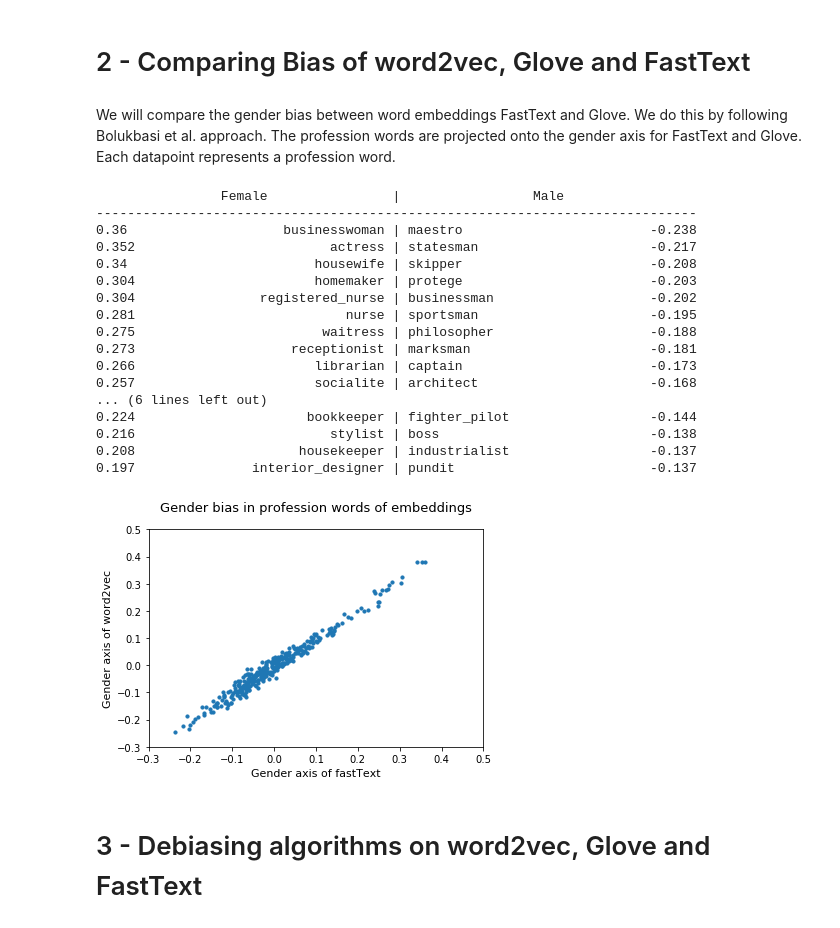
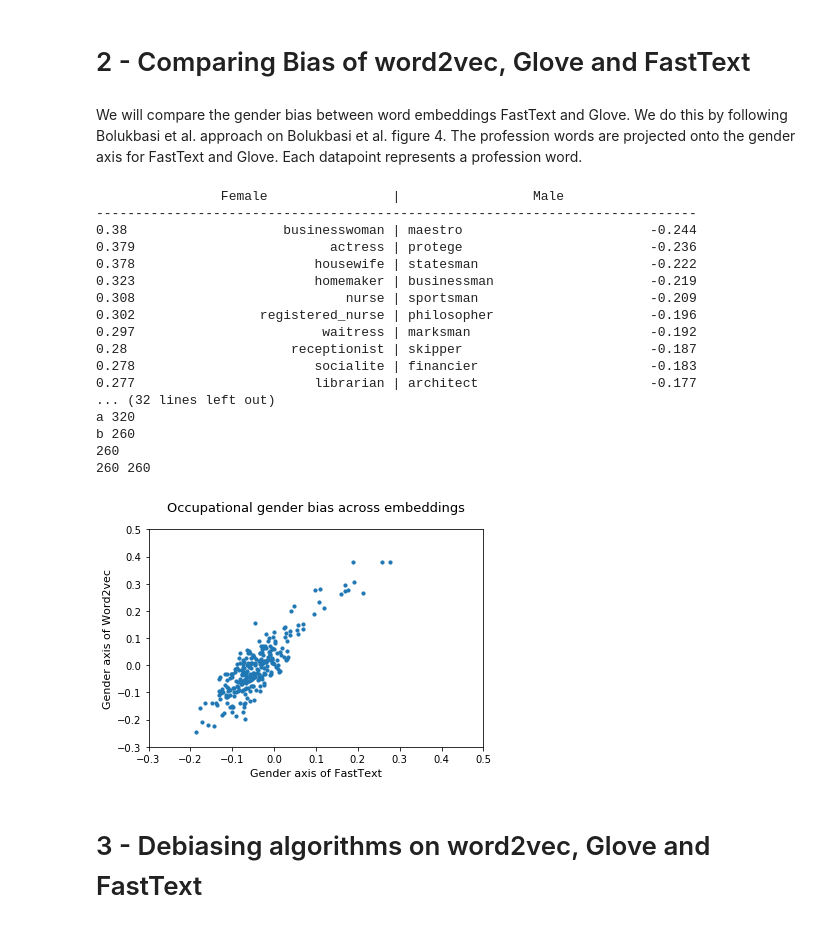
Before and after one commit to KylianvG/Embetter, a Jupyter notebook: replication/Fairness_in_AI_Removing_bias.ipynb, the cells around one changed output. Saved outputs shown, nothing was run; the diff lists cells and outputs as text; code cells hidden in the pictures.

Commit message:
made script for comparing biases and updated the notebook

```diff
--- a/replication/Fairness_in_AI_Removing_bias.ipynb
+++ b/replication/Fairness_in_AI_Removing_bias.ipynb
@@ -36,9 +37,10 @@ We start by loading in the data.
 # TODO
 
 # Load google news word2vec
-E = WordEmbedding("./embeddings/w2v_gnews_small.txt")
+E = WordEmbedding("./debiaswe/embeddings/w2v_gnews_small.txt")
+# E = WordEmbedding("word2vec_small")
 # Load Glove
-# E_g = WordEmbedding(glove)
+E_g = WordEmbedding("glove_small")
 # Load FastText
-# E = WordEmbedding("fasttext_small")
+E_f = WordEmbedding("fasttext_small")
 # %% [output]
@@ -110,4 +122,4 @@ sp = E.profession_stereotypes(profession_words, v_gender)
 # %% [markdown]
 # 2 - Comparing Bias of word2vec, Glove and FastText
 # %% [markdown]
-We will compare the gender bias between word embeddings FastText and Glove. We do this by following Bolukbasi et al. approach. The profession words are projected onto the gender axis for FastText and Glove. Each datapoint represents a profession word.
+We will compare the gender bias between word embeddings FastText and Glove. We do this by following Bolukbasi et al. approach on Bolukbasi et al. figure 4. The profession words are projected onto the gender axis for FastText and Glove. Each datapoint represents a profession word.
@@ -130,42 +126,24 @@ def get_datapoints(sp, E, v_gender, words_set):
-# %%
-# Define gender direction and analyse occupational bias in other word embedding
-v_gender_compare = E_compare.diff('she', 'he')
-sp_compare = E_compare.profession_stereotypes(profession_words, v_gender_compare)
-
-words_set = [s[1] for s in sp_compare]
-compare_datapoints = get_datapoints(sp_compare, E_compare, v_gender_compare, words_set)
-og_datapoints = get_datapoints(sp, E, v_gender, words_set)
-# %% [output]
-                Female                |                 Male
------------------------------------------------------------------------------
-0.36                    businesswoman | maestro                        -0.238
-0.352                         actress | statesman                      -0.217
-0.34                        housewife | skipper                        -0.208
-0.304                       homemaker | protege                        -0.203
-0.304                registered_nurse | businessman                    -0.202
-0.281                           nurse | sportsman                      -0.195
-0.275                        waitress | philosopher                    -0.188
-0.273                    receptionist | marksman                       -0.181
-0.266                       librarian | captain                        -0.173
-0.257                       socialite | architect                      -0.168
-... (6 lines left out)
-0.224                      bookkeeper | fighter_pilot                  -0.144
-0.216                         stylist | boss                           -0.138
-0.208                     housekeeper | industrialist                  -0.137
-0.197               interior_designer | pundit                         -0.137
-# %%
-# Plot comparison of bias of word2vec and fastText (or Glove)
-fig, ax = plt.subplots()
-ax.scatter(compare_datapoints, og_datapoints, s=10)
-ax.set_ylim(-0.3, 0.5)
-ax.set_xlim(-0.3, 0.5)
-plt.xlabel("Gender axis of {}".format(compare_embedding), fontsize=11)
-plt.ylabel("Gender axis of word2vec", fontsize=11)
-plt.title("Gender bias in profession words of embeddings", pad=18, fontsize=13)
-fig.savefig("comparing_bias.png")
-plt.show()
-# %% [output]
-[figure, removed]
+# %%
+compare_occupational_bias(E, E_f, ["Word2vec", "FastText"])
+# %% [output]
+                Female                |                 Male
+-----------------------------------------------------------------------------
+0.38                    businesswoman | maestro                        -0.244
+0.379                         actress | protege                        -0.236
+0.378                       housewife | statesman                      -0.222
+0.323                       homemaker | businessman                    -0.219
+0.308                           nurse | sportsman                      -0.209
+0.302                registered_nurse | philosopher                    -0.196
+0.297                        waitress | marksman                       -0.192
+0.28                     receptionist | skipper                        -0.187
+0.278                       socialite | financier                      -0.183
+0.277                       librarian | architect                      -0.177
+... (32 lines left out)
+a 320
+b 260
+260
+260 260
+[figure, added]
 # %% [markdown]
 # 3 - Debiasing algorithms on word2vec, Glove and FastText
 # %% [markdown]
```
Also changed, not shown: parts of 11 cells of this notebook, 1 other file.
